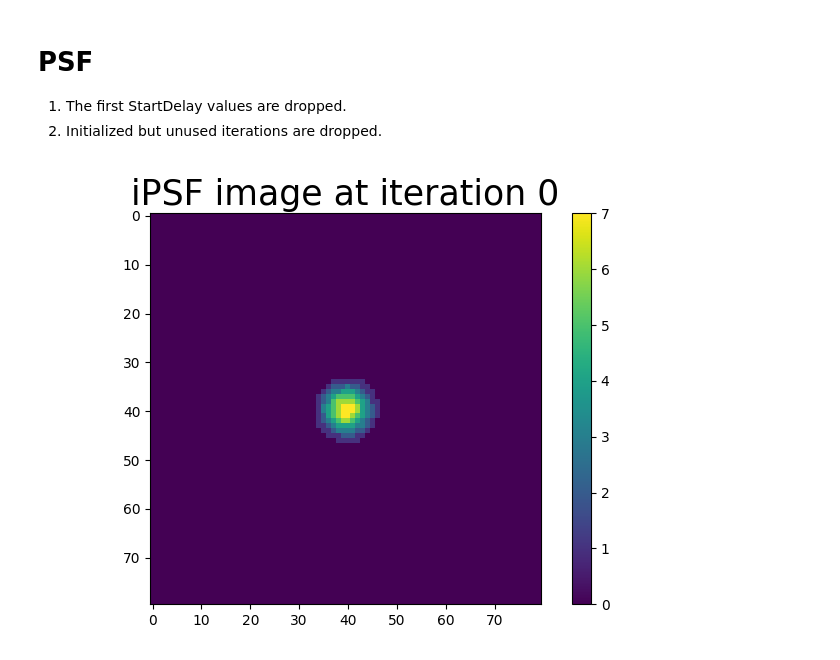
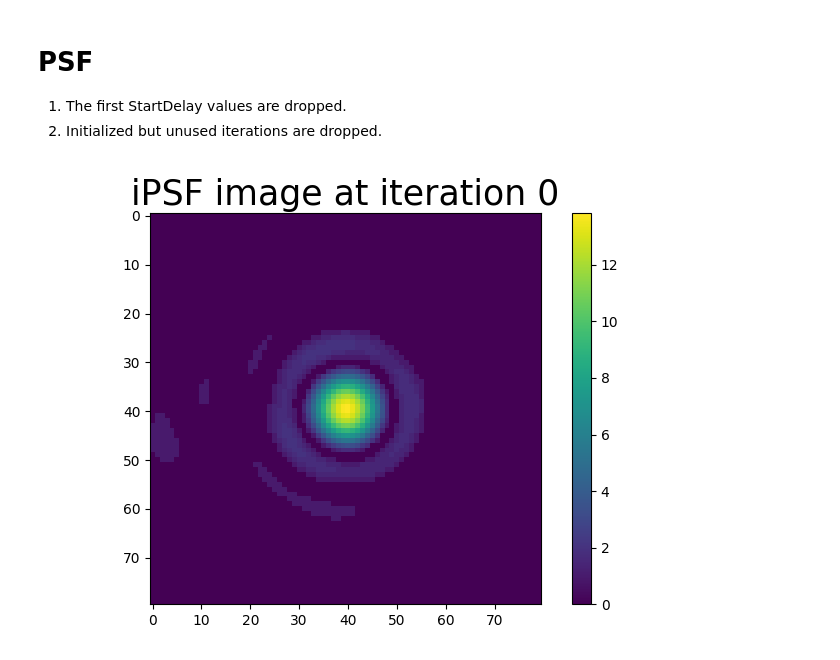
Before and after one commit to HumbertDominique/PSF-R-ML, a Jupyter notebook: preprocessing.ipynb, the cells around one changed output. Saved outputs shown, nothing was run; the diff lists cells and outputs as text; code cells hidden in the pictures.

```diff
--- a/preprocessing.ipynb
+++ b/preprocessing.ipynb
@@ -205,22 +204,22 @@ del lightfields
 # %%
 with h5py.File(inputDir+file_names[2]+str(1)+".h5", 'r') as temp:
     key = list(temp.keys())
     iPSFs = temp[key[0]][()][int(startDelay):int(LastBatchItSize),:]
 
 
 if os.path.exists(inputDir+file_names[2]+str(1)+".h5"):
     if DELETE_OLD_FILES: os.remove(inputDir+file_names[2]+str(1)+".h5")
 
     with h5py.File(outputDir+file_names[2]+"prep_"+str(1)+".h5", "w") as f:
         f.create_dataset("iPSF", data=iPSFs)
 
 plt.close(0)
 plt.figure(0)
-plt.imshow(iPSFs[159])
+plt.imshow(iPSFs[6])
 plt.title("iPSF image at iteration 0", fontsize=BIGGER_SIZE)
 plt.colorbar()
 plt.tight_layout()
 
 del iPSFs
 # %% [output]
-[figure, old version]
+[figure, new version]
```
Also changed, not shown: parts of 2 cells of this notebook, 5 other files.
